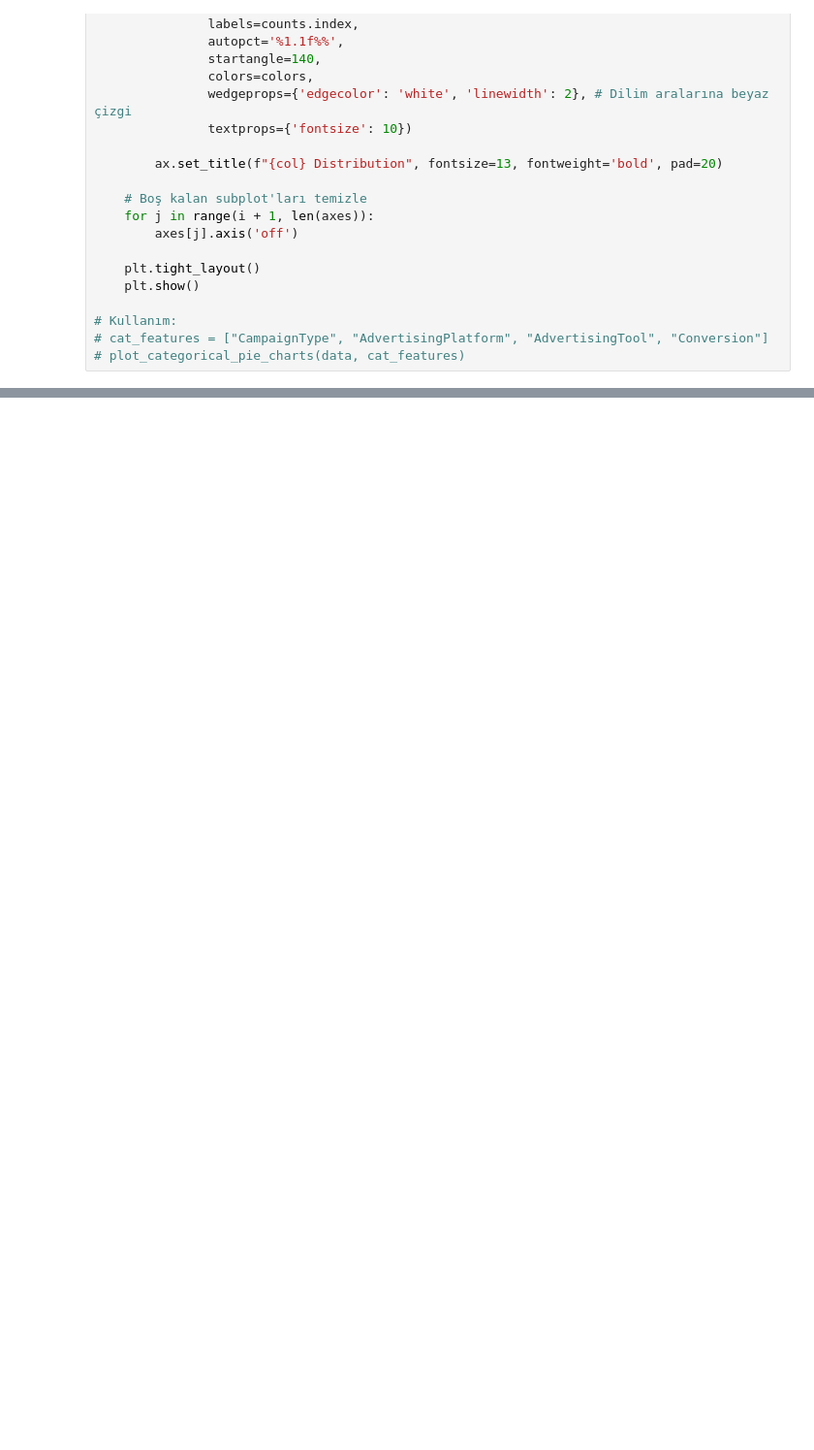
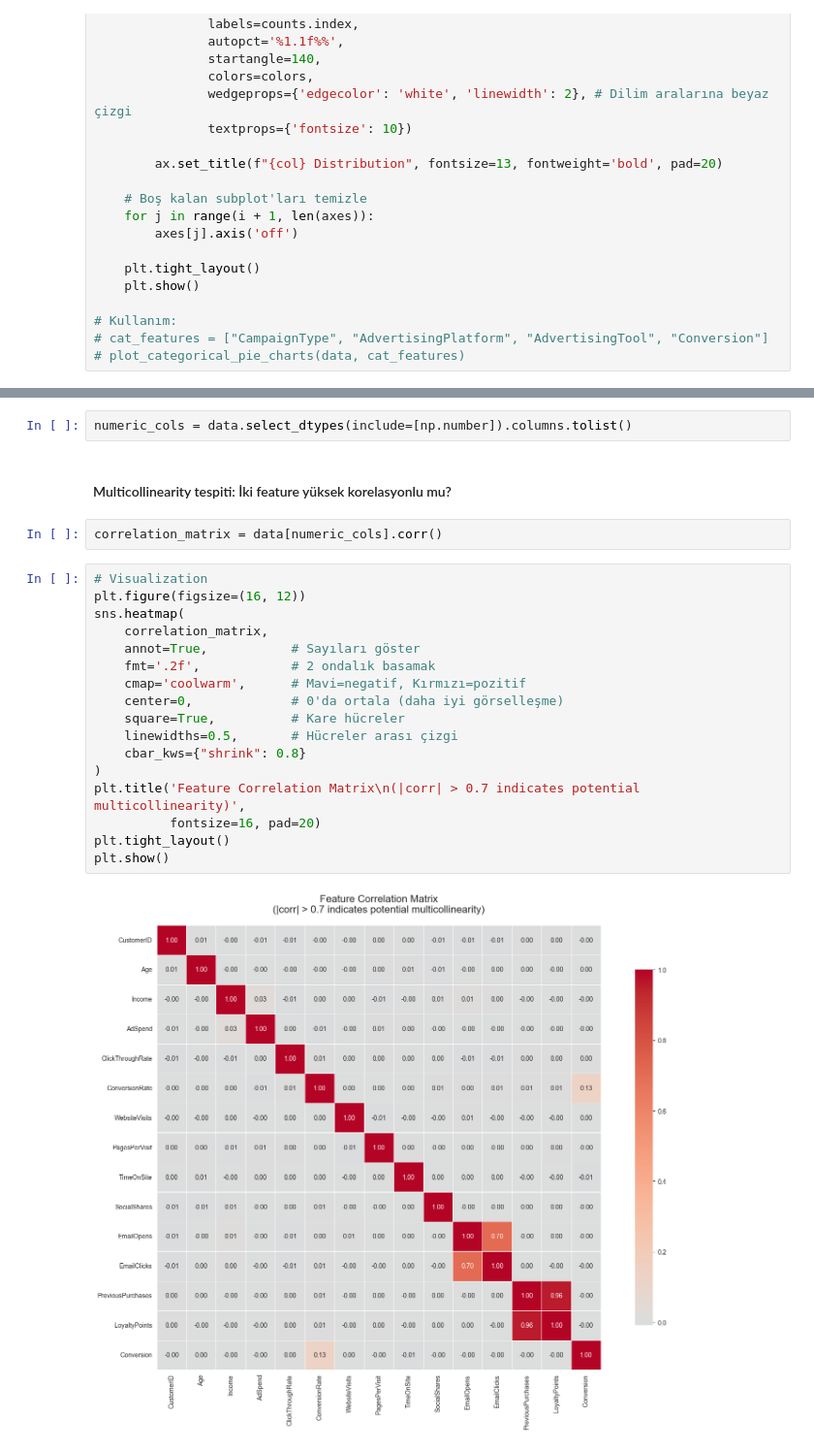
Before and after one commit to barkobt/tubitak-marketing-analytics, a Jupyter notebook: notebooks/01_eda_and_cleaning.ipynb, the cells around one changed output, grey strips where cells are left out. Shown at 97% size. Saved outputs shown, nothing was run; the diff lists cells and outputs as text; blank space fills up the shorter version.

Commit message:
feat(eda): correlation matrix analizi ve görselleştirme eklendi.

```diff
--- a/notebooks/01_eda_and_cleaning.ipynb
+++ b/notebooks/01_eda_and_cleaning.ipynb
@@ -435,2 +428,27 @@ plot_categorical_pie_charts(data,categorical_columns)
 # %% [output]
 [figure]
+# %%
+numeric_cols = data.select_dtypes(include=[np.number]).columns.tolist()
+# %% [markdown]
+#### Multicollinearity tespiti: İki feature yüksek korelasyonlu mu?
+# %%
+correlation_matrix = data[numeric_cols].corr()
+# %%
+# Visualization
+plt.figure(figsize=(16, 12))
+sns.heatmap(
+    correlation_matrix,
+    annot=True,           # Sayıları göster
+    fmt='.2f',            # 2 ondalık basamak
+    cmap='coolwarm',      # Mavi=negatif, Kırmızı=pozitif
+    center=0,             # 0'da ortala (daha iyi görselleşme)
+    square=True,          # Kare hücreler
+    linewidths=0.5,       # Hücreler arası çizgi
+    cbar_kws={"shrink": 0.8}
+)
+plt.title('Feature Correlation Matrix\n(|corr| > 0.7 indicates potential multicollinearity)',
+          fontsize=16, pad=20)
+plt.tight_layout()
+plt.show()
+# %% [output]
+[figure, added]
```
Also changed, not shown: parts of 15 cells of this notebook.
